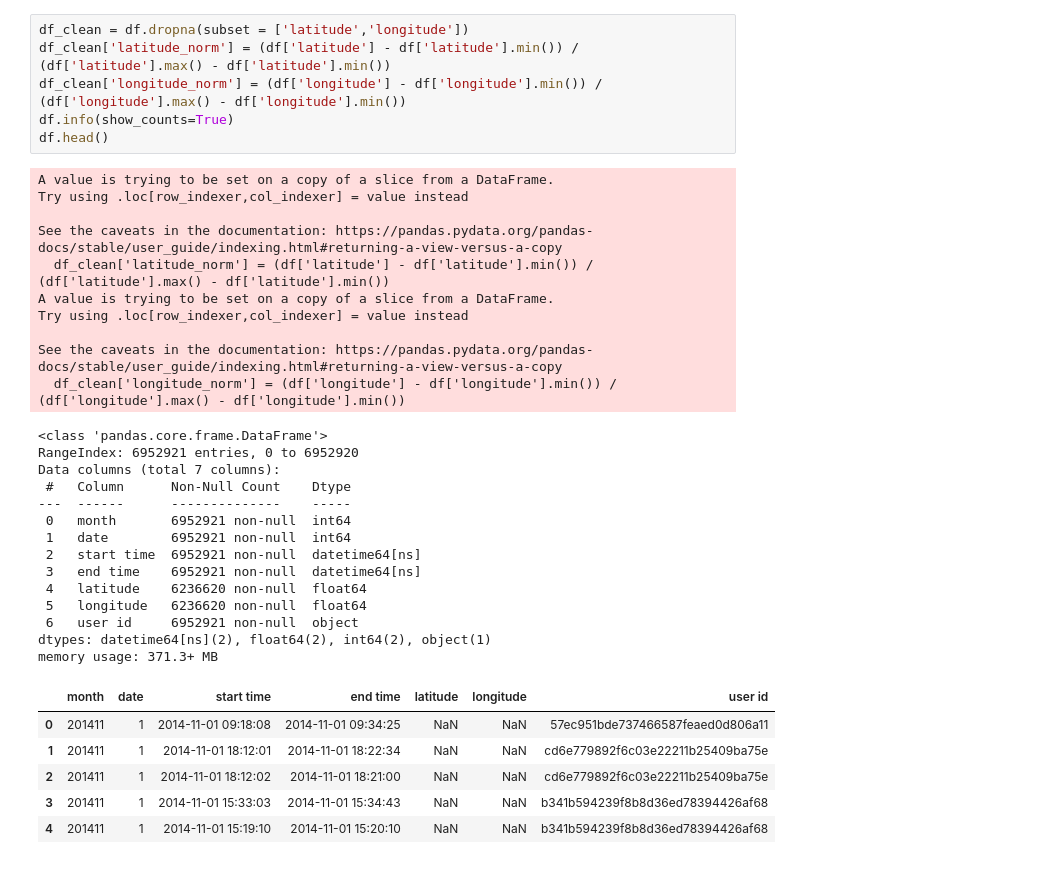
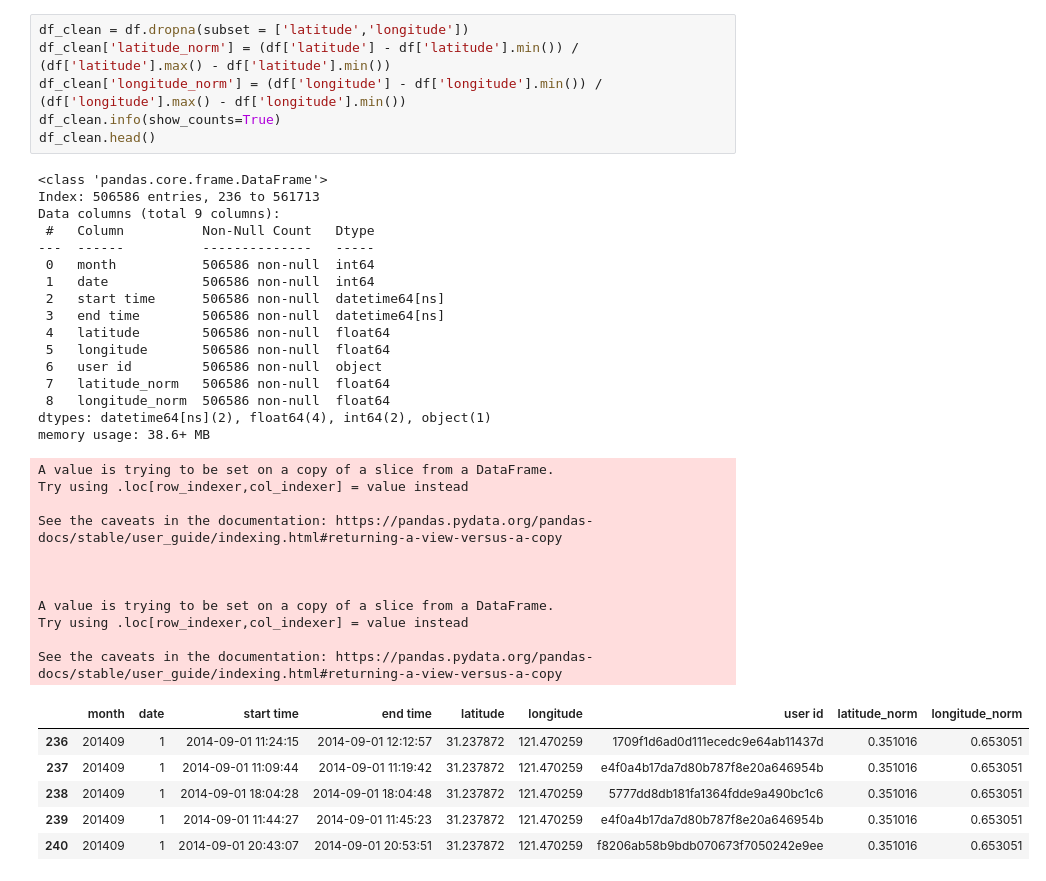
Before and after one commit to Vishesh0504/Edge-Server-Placement, a Jupyter notebook: edge-server-placement.ipynb, the cells around one changed output. Cells and saved outputs as stored; diff of their text form.

```diff
--- a/edge-server-placement.ipynb
+++ b/edge-server-placement.ipynb
@@ -87,37 +107,40 @@ memory usage: 371.3+ MB
 # %%
 df_clean = df.dropna(subset = ['latitude','longitude'])
 df_clean['latitude_norm'] = (df['latitude'] - df['latitude'].min()) / (df['latitude'].max() - df['latitude'].min())
 df_clean['longitude_norm'] = (df['longitude'] - df['longitude'].min()) / (df['longitude'].max() - df['longitude'].min())
-df.info(show_counts=True)
-df.head()
+df_clean.info(show_counts=True)
+df_clean.head()
 # %% [output]
-A value is trying to be set on a copy of a slice from a DataFrame.
-Try using .loc[row_indexer,col_indexer] = value instead
-
-See the caveats in the documentation: https://pandas.pydata.org/pandas-docs/stable/user_guide/indexing.html#returning-a-view-versus-a-copy
-  df_clean['latitude_norm'] = (df['latitude'] - df['latitude'].min()) / (df['latitude'].max() - df['latitude'].min())
-A value is trying to be set on a copy of a slice from a DataFrame.
-Try using .loc[row_indexer,col_indexer] = value instead
-
-See the caveats in the documentation: https://pandas.pydata.org/pandas-docs/stable/user_guide/indexing.html#returning-a-view-versus-a-copy
-  df_clean['longitude_norm'] = (df['longitude'] - df['longitude'].min()) / (df['longitude'].max() - df['longitude'].min())
+<class 'pandas.core.frame.DataFrame'>
+Index: 506586 entries, 236 to 561713
+Data columns (total 9 columns):
+ #   Column          Non-Null Count   Dtype
+---  ------          --------------   -----
+ 0   month           506586 non-null  int64
+ 1   date            506586 non-null  int64
+ 2   start time      506586 non-null  datetime64[ns]
+ 3   end time        506586 non-null  datetime64[ns]
+ 4   latitude        506586 non-null  float64
+ 5   longitude       506586 non-null  float64
+ 6   user id         506586 non-null  object
+ 7   latitude_norm   506586 non-null  float64
+ 8   longitude_norm  506586 non-null  float64
+dtypes: datetime64[ns](2), float64(4), int64(2), object(1)
+memory usage: 38.6+ MB
-<class 'pandas.core.frame.DataFrame'>
-RangeIndex: 6952921 entries, 0 to 6952920
-Data columns (total 7 columns):
- #   Column      Non-Null Count    Dtype
----  ------      --------------    -----
- 0   month       6952921 non-null  int64
- 1   date        6952921 non-null  int64
- 2   start time  6952921 non-null  datetime64[ns]
- 3   end time    6952921 non-null  datetime64[ns]
- 4   latitude    6236620 non-null  float64
- 5   longitude   6236620 non-null  float64
- 6   user id     6952921 non-null  object
-dtypes: datetime64[ns](2), float64(2), int64(2), object(1)
-memory usage: 371.3+ MB
+A value is trying to be set on a copy of a slice from a DataFrame.
+Try using .loc[row_indexer,col_indexer] = value instead
+
+See the caveats in the documentation: https://pandas.pydata.org/pandas-docs/stable/user_guide/indexing.html#returning-a-view-versus-a-copy
+
+
+
+A value is trying to be set on a copy of a slice from a DataFrame.
+Try using .loc[row_indexer,col_indexer] = value instead
+
+See the caveats in the documentation: https://pandas.pydata.org/pandas-docs/stable/user_guide/indexing.html#returning-a-view-versus-a-copy
-|  | month | date | start time | end time | latitude | longitude | user id |
-| 0 | 201411 | 1 | 2014-11-01 09:18:08 | 2014-11-01 09:34:25 | NaN | NaN | 57ec951bde737466587feaed0d806a11 |
-| 1 | 201411 | 1 | 2014-11-01 18:12:01 | 2014-11-01 18:22:34 | NaN | NaN | cd6e779892f6c03e22211b25409ba75e |
-| 2 | 201411 | 1 | 2014-11-01 18:12:02 | 2014-11-01 18:21:00 | NaN | NaN | cd6e779892f6c03e22211b25409ba75e |
-| 3 | 201411 | 1 | 2014-11-01 15:33:03 | 2014-11-01 15:34:43 | NaN | NaN | b341b594239f8b8d36ed78394426af68 |
-| 4 | 201411 | 1 | 2014-11-01 15:19:10 | 2014-11-01 15:20:10 | NaN | NaN | b341b594239f8b8d36ed78394426af68 |
+|  | month | date | start time | end time | latitude | longitude | user id | latitude_norm | longitude_norm |
+| 236 | 201409 | 1 | 2014-09-01 11:24:15 | 2014-09-01 12:12:57 | 31.237872 | 121.470259 | 1709f1d6ad0d111ecedc9e64ab11437d | 0.351016 | 0.653051 |
+| 237 | 201409 | 1 | 2014-09-01 11:09:44 | 2014-09-01 11:19:42 | 31.237872 | 121.470259 | e4f0a4b17da7d80b787f8e20a646954b | 0.351016 | 0.653051 |
+| 238 | 201409 | 1 | 2014-09-01 18:04:28 | 2014-09-01 18:04:48 | 31.237872 | 121.470259 | 5777dd8db181fa1364fdde9a490bc1c6 | 0.351016 | 0.653051 |
+| 239 | 201409 | 1 | 2014-09-01 11:44:27 | 2014-09-01 11:45:23 | 31.237872 | 121.470259 | e4f0a4b17da7d80b787f8e20a646954b | 0.351016 | 0.653051 |
+| 240 | 201409 | 1 | 2014-09-01 20:43:07 | 2014-09-01 20:53:51 | 31.237872 | 121.470259 | f8206ab58b9bdb070673f7050242e9ee | 0.351016 | 0.653051 |
```
Also changed, not shown: parts of 13 cells of this notebook.
